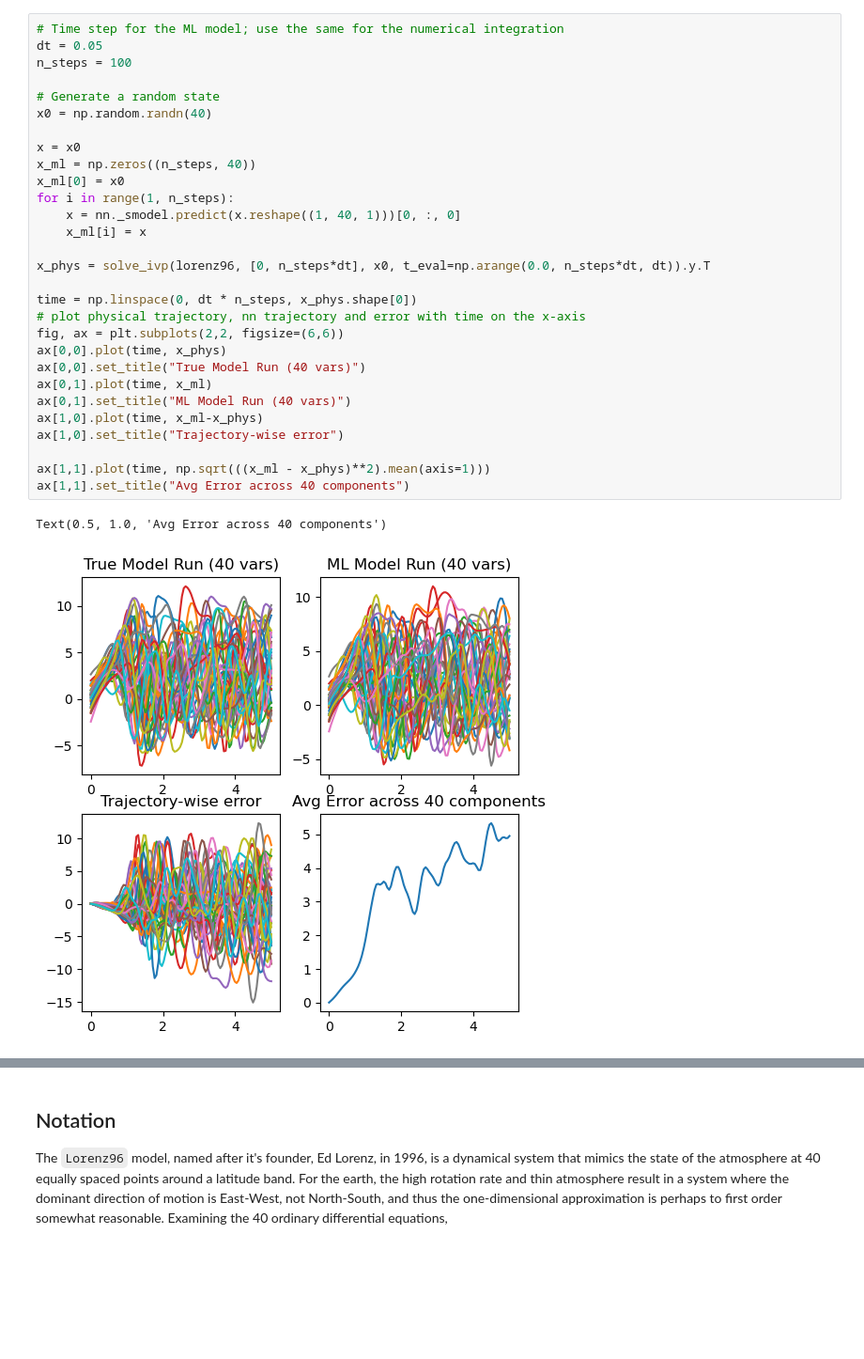
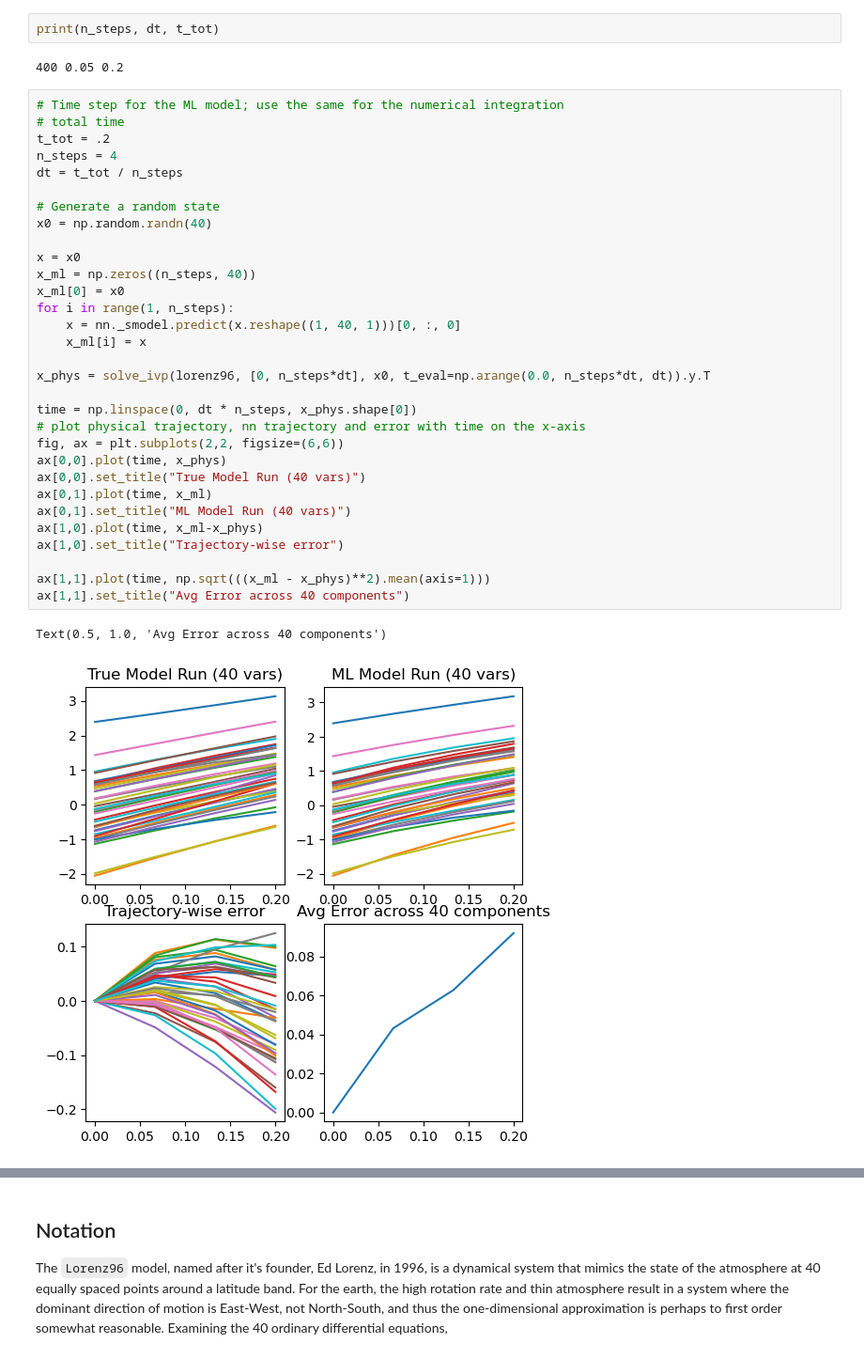
Before and after one commit to Julians42/ACM270, a Jupyter notebook: lorenz96/eki_lorenz96.ipynb, the cells around one changed output, grey strips where cells are left out. Shown at 94% size. Drawn from its saved outputs; the diff is of its cells as text; blank space fills up the shorter version.

```diff
--- a/lorenz96/eki_lorenz96.ipynb
+++ b/lorenz96/eki_lorenz96.ipynb
@@ -8,32 +14,38 @@ import matplotlib.pyplot as plt
+# %%
+print(n_steps, dt, t_tot)
+# %% [output]
+400 0.05 0.2
 # %%
 # Time step for the ML model; use the same for the numerical integration
-dt = 0.05
-n_steps = 100
+# total time
+t_tot = .2
+n_steps = 4
+dt = t_tot / n_steps
 
 # Generate a random state
 x0 = np.random.randn(40)
 
 x = x0
 x_ml = np.zeros((n_steps, 40))
 x_ml[0] = x0
 for i in range(1, n_steps):
     x = nn._smodel.predict(x.reshape((1, 40, 1)))[0, :, 0]
     x_ml[i] = x
 
 x_phys = solve_ivp(lorenz96, [0, n_steps*dt], x0, t_eval=np.arange(0.0, n_steps*dt, dt)).y.T
 
 time = np.linspace(0, dt * n_steps, x_phys.shape[0])
 # plot physical trajectory, nn trajectory and error with time on the x-axis
 fig, ax = plt.subplots(2,2, figsize=(6,6))
 ax[0,0].plot(time, x_phys)
 ax[0,0].set_title("True Model Run (40 vars)")
 ax[0,1].plot(time, x_ml)
 ax[0,1].set_title("ML Model Run (40 vars)")
 ax[1,0].plot(time, x_ml-x_phys)
 ax[1,0].set_title("Trajectory-wise error")
 
 ax[1,1].plot(time, np.sqrt(((x_ml - x_phys)**2).mean(axis=1)))
 ax[1,1].set_title("Avg Error across 40 components")
 # %% [output]
 Text(0.5, 1.0, 'Avg Error across 40 components')
-[figure, old version]
+[figure, new version]
```
Also changed, not shown: parts of 17 cells of this notebook.
